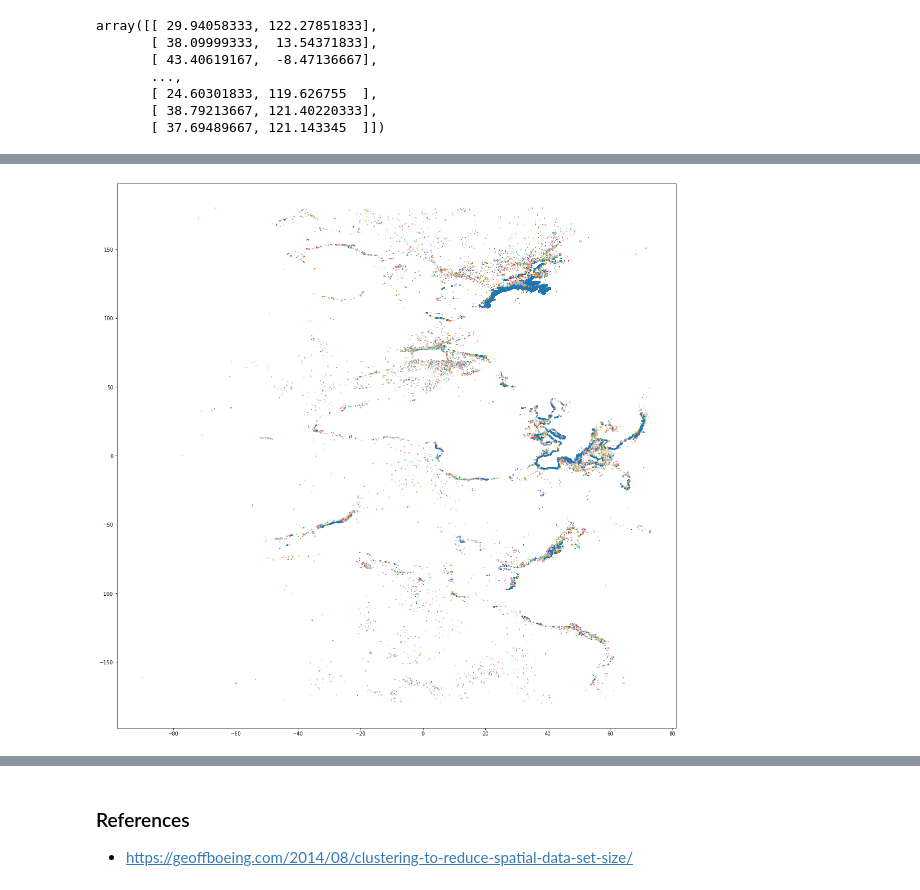
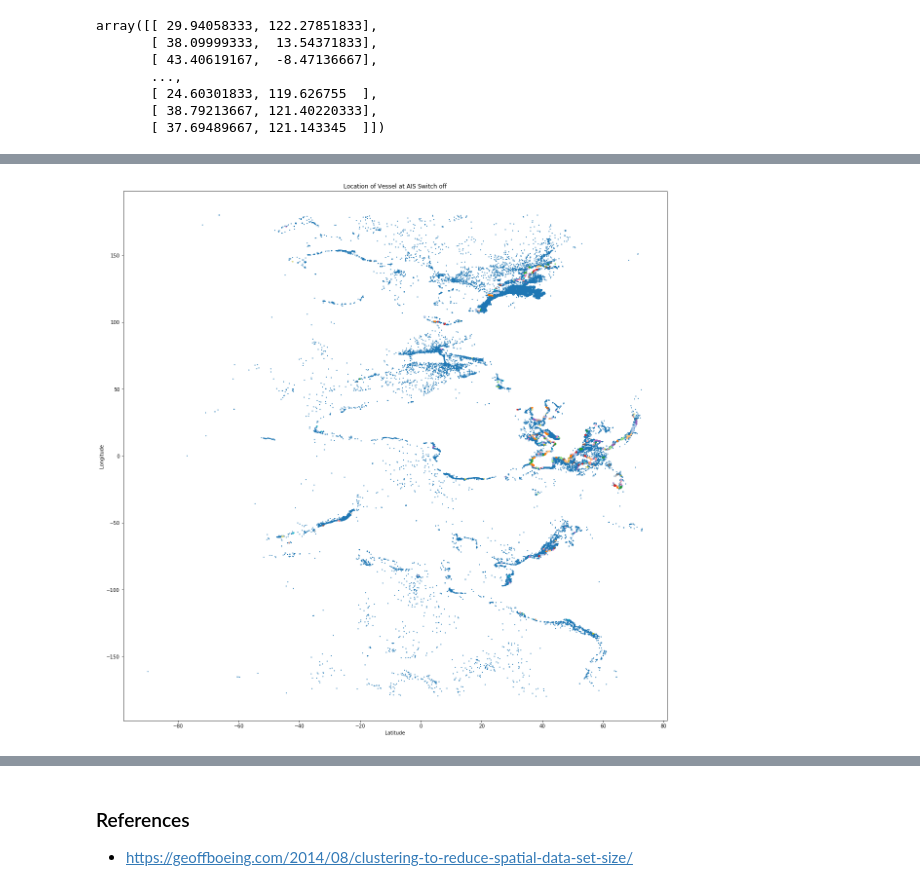
Before and after one commit to jessicarose00/Dark_to_Transparent, a Jupyter notebook: 04_Modeling.ipynb, the cells around one changed output, grey strips where cells are left out. Drawn from its saved outputs; the diff is of its cells as text; code cells hidden in the pictures.

Commit message:
initial test DBSCAN model

```diff
--- a/04_Modeling.ipynb
+++ b/04_Modeling.ipynb
@@ -66,7 +65,7 @@ array([[ 29.94058333, 122.27851833],
 # distance metric requires radian units
 # define epsilon as 1.5 kilometers and convert to radians (6371.0088 kms per radian)
 
-epsilon = 25 / 6371.0088
+epsilon = 20 / 6371.0088
 
 off_coords = np.radians(off_coords)
 on_coords = np.radians(on_coords)
@@ -91,5 +84,5 @@ Sklearn's nearest neighbors algorithm is a good starting point to find the neare
 Explain why not scaling because in the same units.
 # %%
 # instantiate and fit
-dbscan = DBSCAN(eps=epsilon, min_samples=1, algorithm='ball_tree', metric='haversine')
+dbscan = DBSCAN(eps=epsilon, min_samples= 40, algorithm='ball_tree', metric='haversine')
 dbscan.fit(off_coords)
@@ -121,8 +98,11 @@ set(dbscan.labels_)
 # %%
 plt.figure(figsize=(20, 20))
-plt.scatter(latlon_off['off_lat'], latlon_off['off_lon'], c=dbscan.labels_, s=1, cmap="tab20");
+plt.scatter(latlon_off['off_lat'], latlon_off['off_lon'], c=dbscan.labels_, s=1, cmap="tab20")
+plt.xlabel('Latitude')
+plt.ylabel('Longitude')
+plt.title('Location of Vessel at AIS Switch off');
 # %% [output]
-[figure, old version]
+[figure, new version]
 # %%
 # Create cluster column
 latlon_off['cluster'] = dbscan.labels_
```
Also changed, not shown: parts of 17 cells of this notebook.
